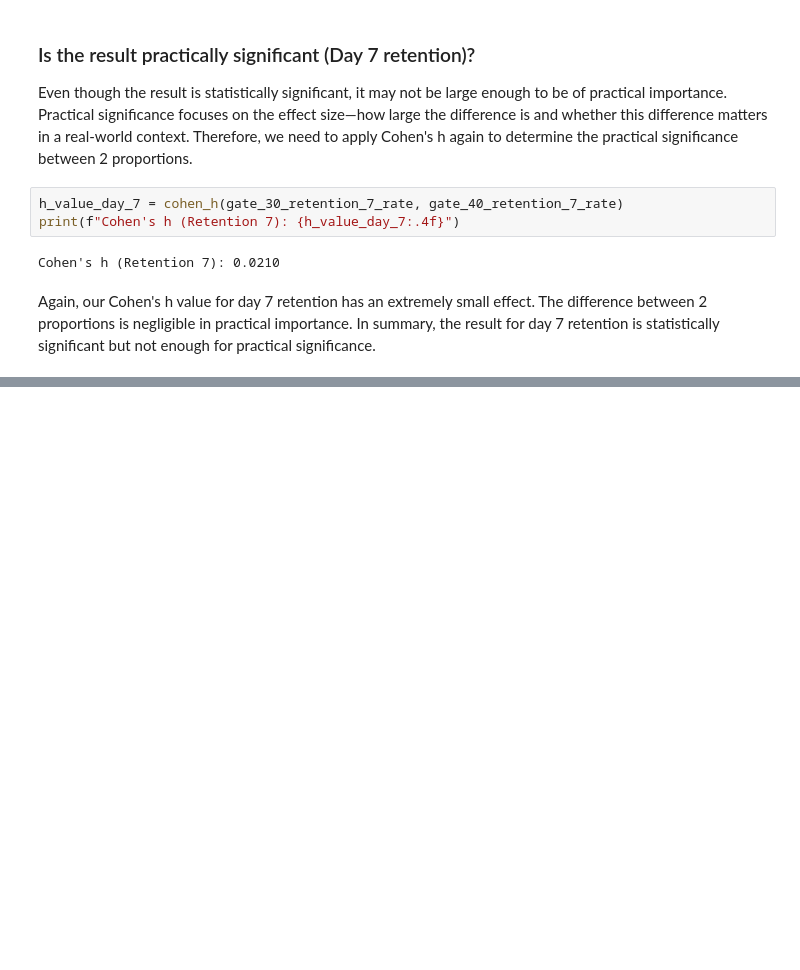
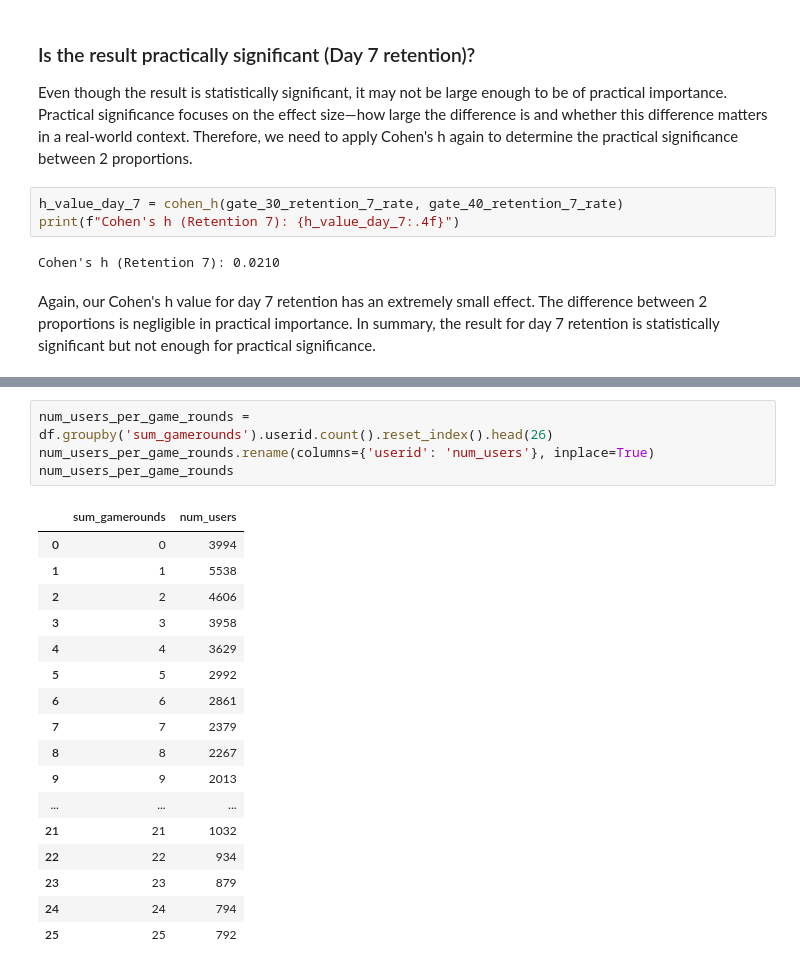
Before and after one commit to noahng08/a-b-testing-cookie-cats, a Jupyter notebook: cookie_cats_ab_testing.ipynb, the cells around one changed output, grey strips where cells are left out. Cells and saved outputs as stored; diff of their text form; blank space fills up the shorter version.

```diff
--- a/cookie_cats_ab_testing.ipynb
+++ b/cookie_cats_ab_testing.ipynb
@@ -244,0 +290,22 @@ Again, our Cohen's h value for day 7 retention has an extremely small effect. Th
+# %%
+num_users_per_game_rounds = df.groupby('sum_gamerounds').userid.count().reset_index().head(26)
+num_users_per_game_rounds.rename(columns={'userid': 'num_users'}, inplace=True)
+num_users_per_game_rounds
+# %% [output]
+|  | sum_gamerounds | num_users |
+| 0 | 0 | 3994 |
+| 1 | 1 | 5538 |
+| 2 | 2 | 4606 |
+| 3 | 3 | 3958 |
+| 4 | 4 | 3629 |
+| 5 | 5 | 2992 |
+| 6 | 6 | 2861 |
+| 7 | 7 | 2379 |
+| 8 | 8 | 2267 |
+| 9 | 9 | 2013 |
+| ... | ... | ... |
+| 21 | 21 | 1032 |
+| 22 | 22 | 934 |
+| 23 | 23 | 879 |
+| 24 | 24 | 794 |
+| 25 | 25 | 792 |
```
Also changed, not shown: parts of 22 cells of this notebook.
